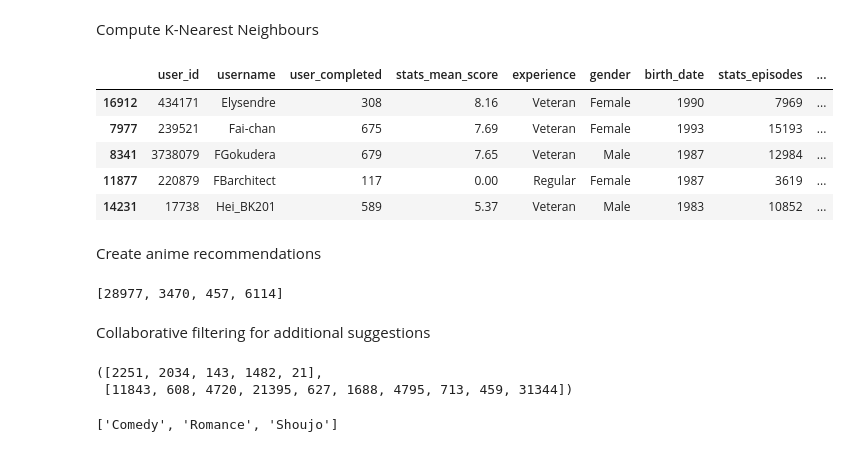
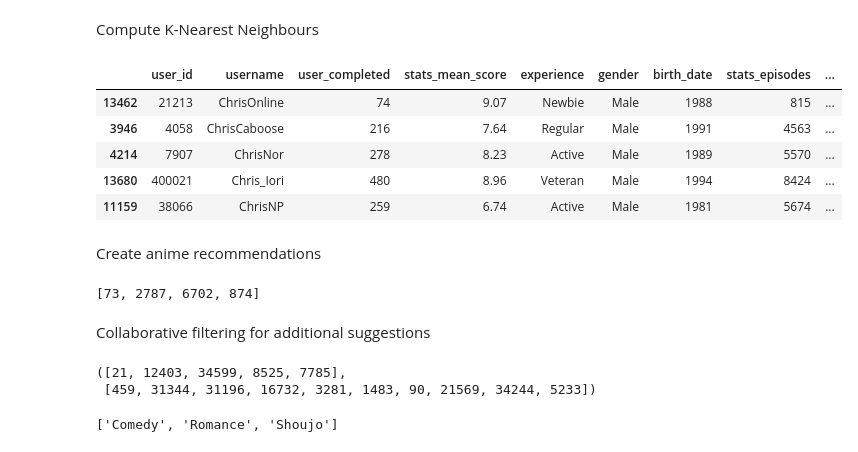
Before and after one commit to tito-thomas/anime-app, a Jupyter notebook: neighbours.ipynb, the cells around one changed output. Drawn from its saved outputs; the diff is of its cells as text; code cells hidden in the pictures.

```diff
--- a/neighbours.ipynb
+++ b/neighbours.ipynb
@@ -62,7 +63,7 @@ Compute K-Nearest Neighbours
 #function that returns a list of indexes of most similar users in "final_arrays" array
 def neighbours(user):
     #user = np.array([7537, 0, 0, 2, 0, 0, 0, 0, 0, 0, 1, 0, 0, 0, 0, 0, 0, 0, 0, 0, 0, 0, 0, 0, 0, 1, 0, 0, 0, 0, 0, 0, 0, 1, 0, 0, 0, 0, 0, 0, 0, 0, 0, 0, 0])
-    nc = NearestNeighbors(n_neighbors = 5, metric="cosine") #euclidean
+    nc = NearestNeighbors(n_neighbors = 5, metric="euclidean")
     #maybe add some weightings
     train = nc.fit(final_arrays) #fit the model with the user vector data (training)
     n = train.kneighbors([user], return_distance = False)
@@ -73,38 +74,38 @@ def sim_frame(neighbours):
     sim_names = []
     #neighbours = neighbours()
 
     for i in neighbours[0]: #loop through nested array
         #print(final_arrays[i][0])
         name = x.inverse_transform([final_arrays[i][0]]) #find usernames of similar users
         sim_names.append(name)
 
     #build new dataframe of neighbours
     neighbour_frame = pd.DataFrame()
     for i in users.columns:
         neighbour_frame[i] = None
 
     for name in sim_names:
         user_row = users.loc[users["username"]==name[0]]
         neighbour_frame = pd.concat([neighbour_frame, user_row])
 
     pd.options.display.max_rows = 999
     pd.set_option('display.max_columns', 500)
     return neighbour_frame
 p = [1675,2,0,2,0,0,0,0,0,0,0,0,0,0,0,0,0,0,0,0,0,0,0,1,0,0,0,0,1,0,0,0,0,0,1,0,0,0,0,0,0,0,0,0,0]
 
 neighbour_ids = neighbours(np.array(p))
 #print(neighbour_ids)
 neighbour_frame = sim_frame(neighbour_ids)
 neighbour_frame
 #final_vectors.loc[final_vectors["username"]==7537]
 #(final_vectors.columns)
 # %% [output]
 |  | user_id | username | user_completed | stats_mean_score | experience | gender | birth_date | stats_episodes | ... |
-| 16912 | 434171 | Elysendre | 308 | 8.16 | Veteran | Female | 1990 | 7969 | ... |
-| 7977 | 239521 | Fai-chan | 675 | 7.69 | Veteran | Female | 1993 | 15193 | ... |
-| 8341 | 3738079 | FGokudera | 679 | 7.65 | Veteran | Male | 1987 | 12984 | ... |
-| 11877 | 220879 | FBarchitect | 117 | 0.00 | Regular | Female | 1987 | 3619 | ... |
-| 14231 | 17738 | Hei_BK201 | 589 | 5.37 | Veteran | Male | 1983 | 10852 | ... |
+| 13462 | 21213 | ChrisOnline | 74 | 9.07 | Newbie | Male | 1988 | 815 | ... |
+| 3946 | 4058 | ChrisCaboose | 216 | 7.64 | Regular | Male | 1991 | 4563 | ... |
+| 4214 | 7907 | ChrisNor | 278 | 8.23 | Active | Male | 1989 | 5570 | ... |
+| 13680 | 400021 | Chris_Iori | 480 | 8.96 | Veteran | Male | 1994 | 8424 | ... |
+| 11159 | 38066 | ChrisNP | 259 | 6.74 | Active | Male | 1981 | 5674 | ... |
 # %% [markdown]
 Create anime recommendations
 # %%
@@ -138,7 +139,7 @@ recommendations(neighbour_frame, "TV")
 
 #ratings
 # %% [output]
-[28977, 3470, 457, 6114]
+[73, 2787, 6702, 874]
 # %% [markdown]
 Collaborative filtering for additional suggestions
 # %%
@@ -201,8 +202,8 @@ def full_recommendations(target):
     return main_recs, more_anime
 full_recommendations(sample_user)
 # %% [output]
-([2251, 2034, 143, 1482, 21],
- [11843, 608, 4720, 21395, 627, 1688, 4795, 713, 459, 31344])
+([21, 12403, 34599, 8525, 7785],
+ [459, 31344, 31196, 16732, 3281, 1483, 90, 21569, 34244, 5233])
 # %%
 real_ratings = pd.read_csv(r"D:\dataset\animelists_cleaned.csv", nrows = 8000000)
 # %%
```
Also changed, not shown: parts of 3 cells of this notebook, 12 other files.
